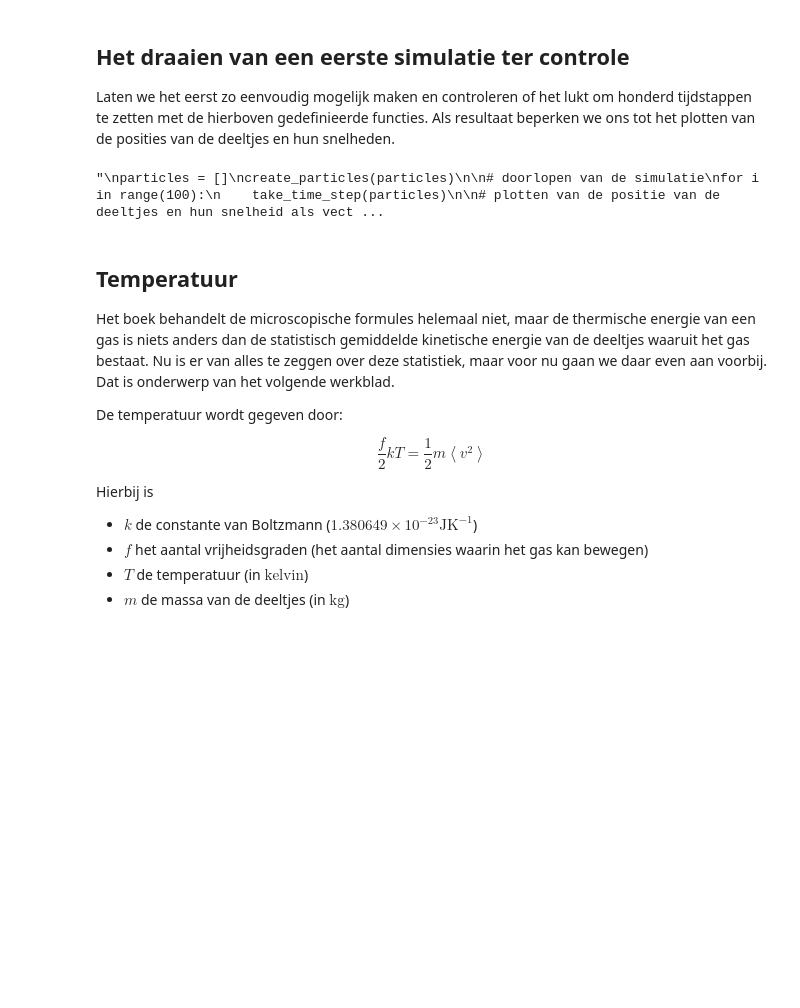
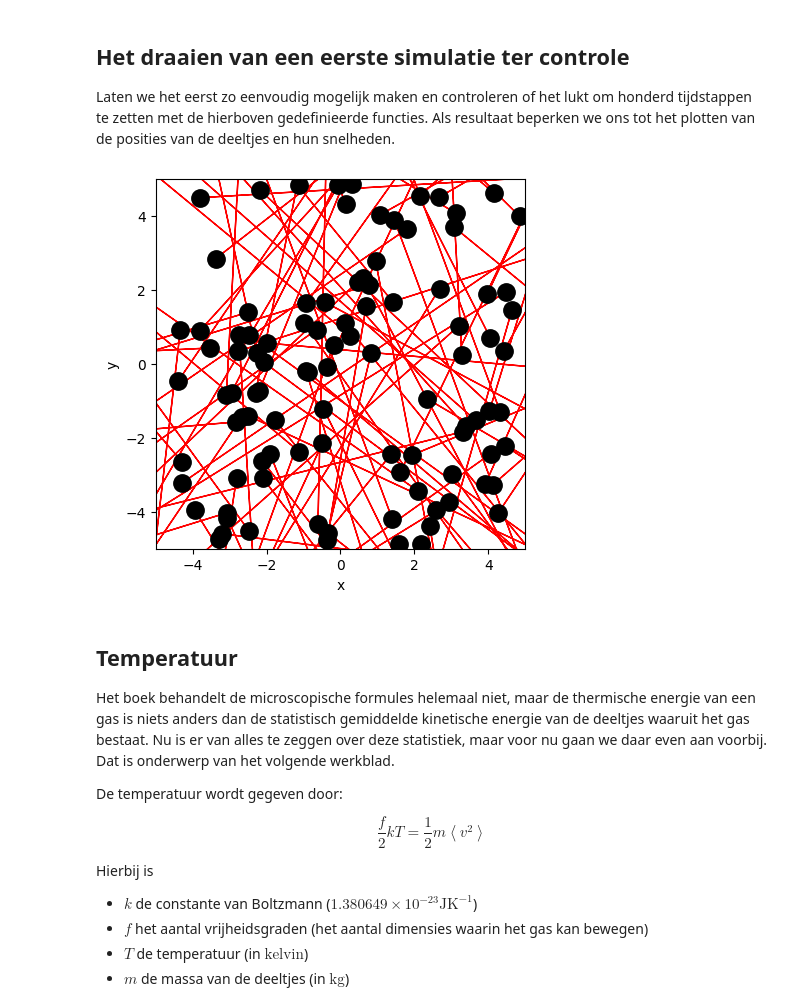
Before and after one commit to gltChboy/Thermo-groep-Bart-Ante, a Jupyter notebook: Content/PySim/5_druktemp.ipynb, the cells around one changed output. Cells and saved outputs as stored; diff of their text form; code cells hidden in the pictures; blank space fills up the shorter version.

```diff
--- a/Content/PySim/5_druktemp.ipynb
+++ b/Content/PySim/5_druktemp.ipynb
@@ -34,11 +34,11 @@ import numpy as np
 import matplotlib.pyplot as plt
 from matplotlib.animation import FuncAnimation
 
-BOX_SIZE_0 = 1e-6                # Hoogte en lengte startvolume
-N = 100                        # Aantal deeltjes
-V_0 = 44                       # Startsnelheid van deeltjes
-RADIUS = 3e-9                 # Straal van moleculen
-DT = 1e-7                      # Tijdstap om geen botsing te missen
+BOX_SIZE_0 = 10                # [nm] Hoogte en lengte startvolume
+N = 100                         # [#] Aantal deeltjes
+V_0 = 400                      # [m/s] Startsnelheid van deeltjes
+RADIUS = 0.1                   # [nm] Straal van moleculen
+DT = 1e-6                      # [s] Tijdstap om geen botsing te missen
 # %% [markdown]
 De klasse voor de gasmoleculen en de functies voor hun onderlinge interactie:
 # %%
@@ -136,31 +140,29 @@ def take_time_step(particles):
 Laten we het eerst zo eenvoudig mogelijk maken en controleren of het lukt om honderd tijdstappen te zetten met de hierboven gedefinieerde functies.
 Als resultaat beperken we ons tot het plotten van de posities van de deeltjes en hun snelheden.
 # %%
-"""
 particles = []
 create_particles(particles)
 
 # doorlopen van de simulatie
 for i in range(100):
     take_time_step(particles)
 
 # plotten van de positie van de deeltjes en hun snelheid als vector
 plt.figure()
 plt.xlabel('x')
 plt.ylabel('y')
 plt.gca().set_aspect('equal')
 plt.xlim(-BOX_SIZE_0/2, BOX_SIZE_0/2)
 plt.ylim(-BOX_SIZE_0/2, BOX_SIZE_0/2)
 
 
 for p in particles:
     plt.plot(p.r[0], p.r[1], 'k.', ms=25)
     plt.arrow(p.r[0], p.r[1], p.v[0], p.v[1],
               head_width=0.05, head_length=0.1, color='red')
 plt.show()
-"""
 # %% [output]
-"\nparticles = []\ncreate_particles(particles)\n\n# doorlopen van de simulatie\nfor i in range(100):\n    take_time_step(particles)\n\n# plotten van de positie van de deeltjes en hun snelheid als vect ...
+[figure, added]
 # %% [markdown]
 ## Temperatuur
 
```
Also changed, not shown: parts of 7 cells of this notebook.
